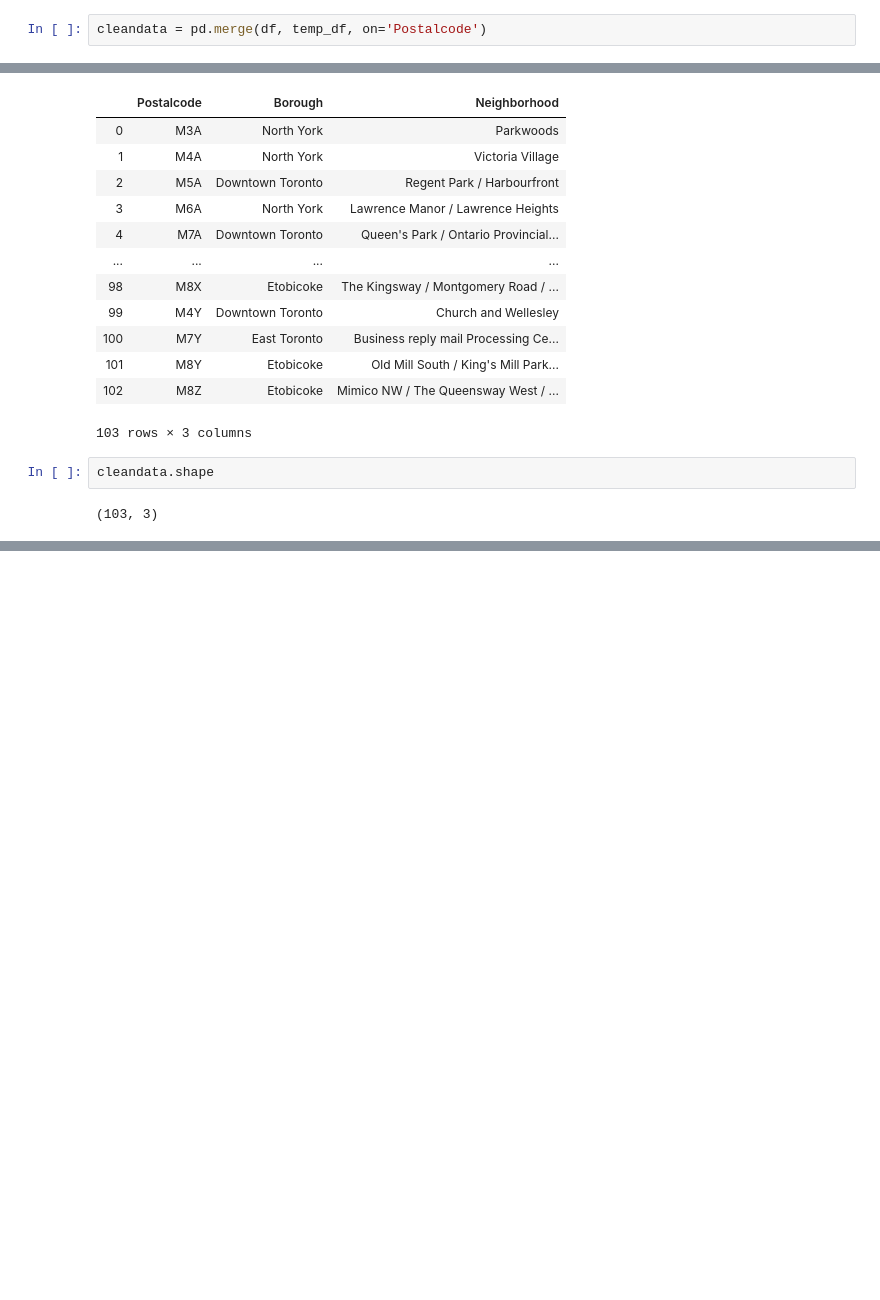
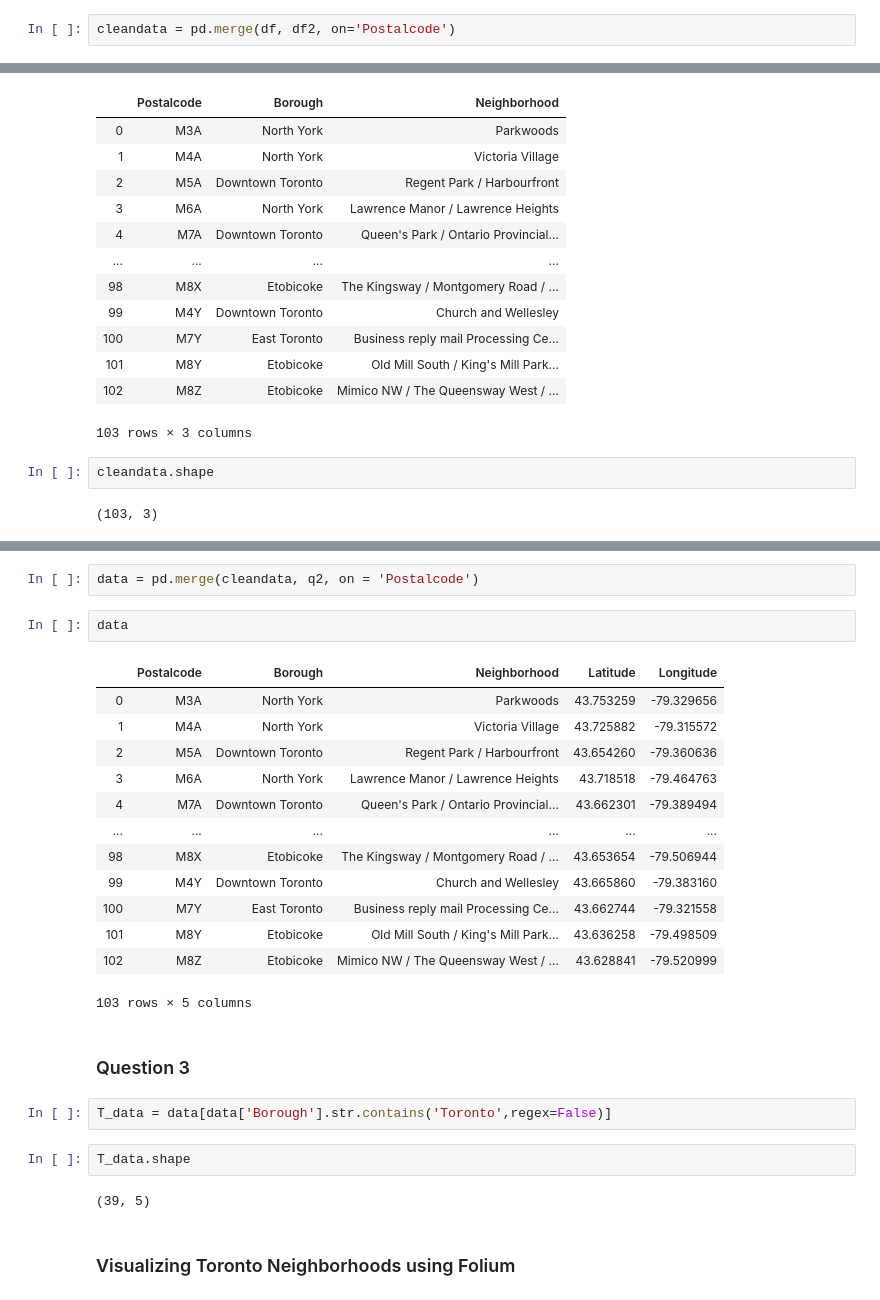
Before and after one commit to kumarsoham/Segmenting-and-Clustering-Neighborhoods-in-Toronto, a Jupyter notebook: SCN.ipynb, the cells around one changed output, grey strips where cells are left out. Drawn from its saved outputs; the diff is of its cells as text; blank space fills up the shorter version.

```diff
--- a/SCN.ipynb
+++ b/SCN.ipynb
@@ -81,5 +89,5 @@ df2
 # %%
-cleandata = pd.merge(df, temp_df, on='Postalcode')
+cleandata = pd.merge(df, df2, on='Postalcode')
 # %%
 cleandata.drop(['Neighborhood'],axis=1,inplace=True)
 # %%
@@ -108,0 +136,28 @@ cleandata.shape
+# %%
+data = pd.merge(cleandata, q2, on = 'Postalcode')
+# %%
+data
+# %% [output]
+|  | Postalcode | Borough | Neighborhood | Latitude | Longitude |
+| 0 | M3A | North York | Parkwoods | 43.753259 | -79.329656 |
+| 1 | M4A | North York | Victoria Village | 43.725882 | -79.315572 |
+| 2 | M5A | Downtown Toronto | Regent Park / Harbourfront | 43.654260 | -79.360636 |
+| 3 | M6A | North York | Lawrence Manor / Lawrence Heights | 43.718518 | -79.464763 |
+| 4 | M7A | Downtown Toronto | Queen's Park / Ontario Provincial... | 43.662301 | -79.389494 |
+| ... | ... | ... | ... | ... | ... |
+| 98 | M8X | Etobicoke | The Kingsway / Montgomery Road / ... | 43.653654 | -79.506944 |
+| 99 | M4Y | Downtown Toronto | Church and Wellesley | 43.665860 | -79.383160 |
+| 100 | M7Y | East Toronto | Business reply mail Processing Ce... | 43.662744 | -79.321558 |
+| 101 | M8Y | Etobicoke | Old Mill South / King's Mill Park... | 43.636258 | -79.498509 |
+| 102 | M8Z | Etobicoke | Mimico NW / The Queensway West / ... | 43.628841 | -79.520999 |
+103 rows × 5 columns
+# %% [markdown]
+### Question 3
+# %%
+T_data = data[data['Borough'].str.contains('Toronto',regex=False)]
+# %%
+T_data.shape
+# %% [output]
+(39, 5)
+# %% [markdown]
+### Visualizing Toronto Neighborhoods using Folium
```
Also changed, not shown: parts of 11 cells of this notebook.
